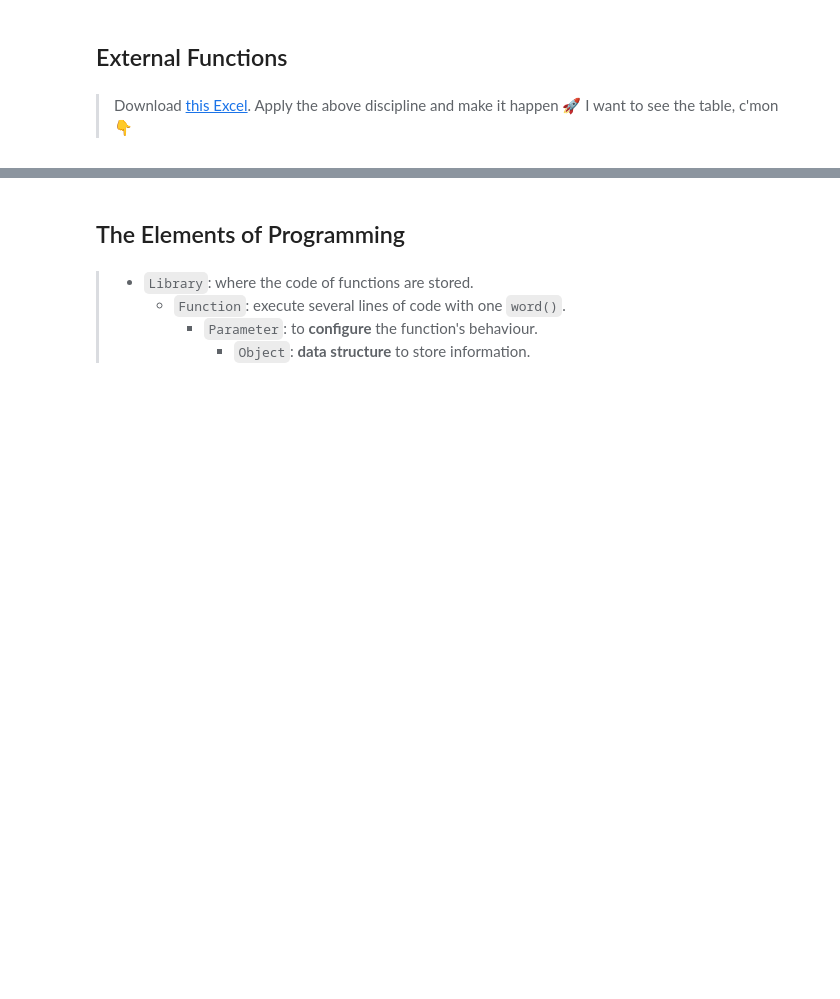
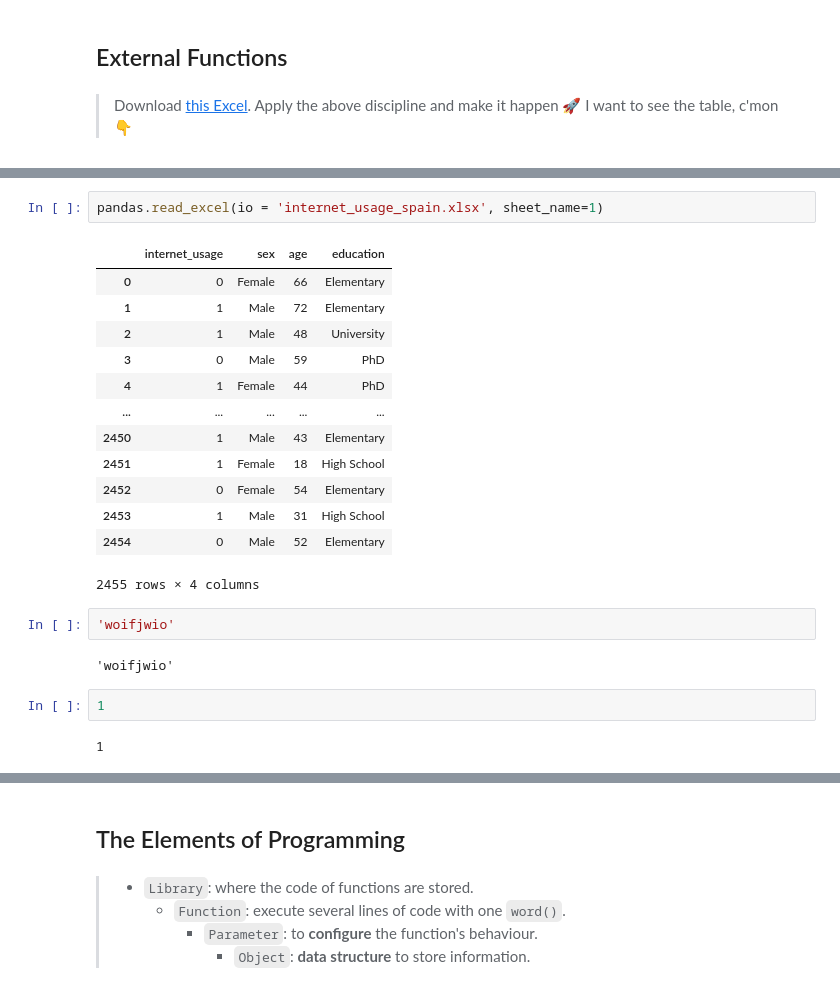
Before and after one commit to suarezpaz/machine-learning-program, a Jupyter notebook: #01. Data Tables & Basic Concepts of Programming/01session.ipynb, the cells around one changed output, grey strips where cells are left out. Cells and saved outputs as stored; diff of their text form; blank space fills up the shorter version.

```diff
--- a/#01. Data Tables & Basic Concepts of Programming/01session.ipynb
+++ b/#01. Data Tables & Basic Concepts of Programming/01session.ipynb
@@ -94,0 +273,24 @@ donde deberia estar definido?
+# %%
+pandas.read_excel(io = 'internet_usage_spain.xlsx', sheet_name=1)
+# %% [output]
+|  | internet_usage | sex | age | education |
+| 0 | 0 | Female | 66 | Elementary |
+| 1 | 1 | Male | 72 | Elementary |
+| 2 | 1 | Male | 48 | University |
+| 3 | 0 | Male | 59 | PhD |
+| 4 | 1 | Female | 44 | PhD |
+| ... | ... | ... | ... | ... |
+| 2450 | 1 | Male | 43 | Elementary |
+| 2451 | 1 | Female | 18 | High School |
+| 2452 | 0 | Female | 54 | Elementary |
+| 2453 | 1 | Male | 31 | High School |
+| 2454 | 0 | Male | 52 | Elementary |
+2455 rows × 4 columns
+# %%
+'woifjwio'
+# %% [output]
+'woifjwio'
+# %%
+1
+# %% [output]
+1
```
Also changed, not shown: parts of 59 cells of this notebook, 1 other file.
